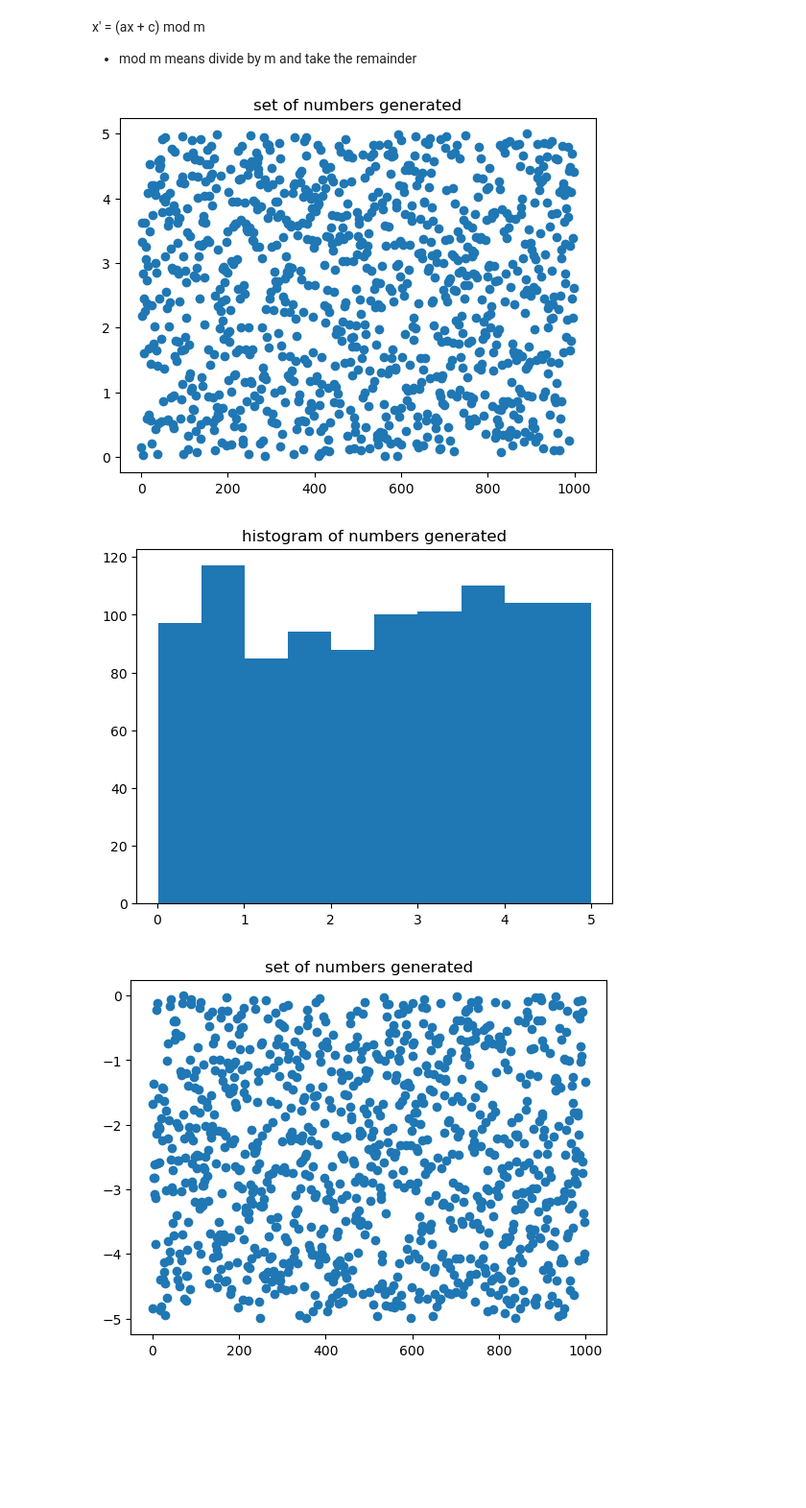
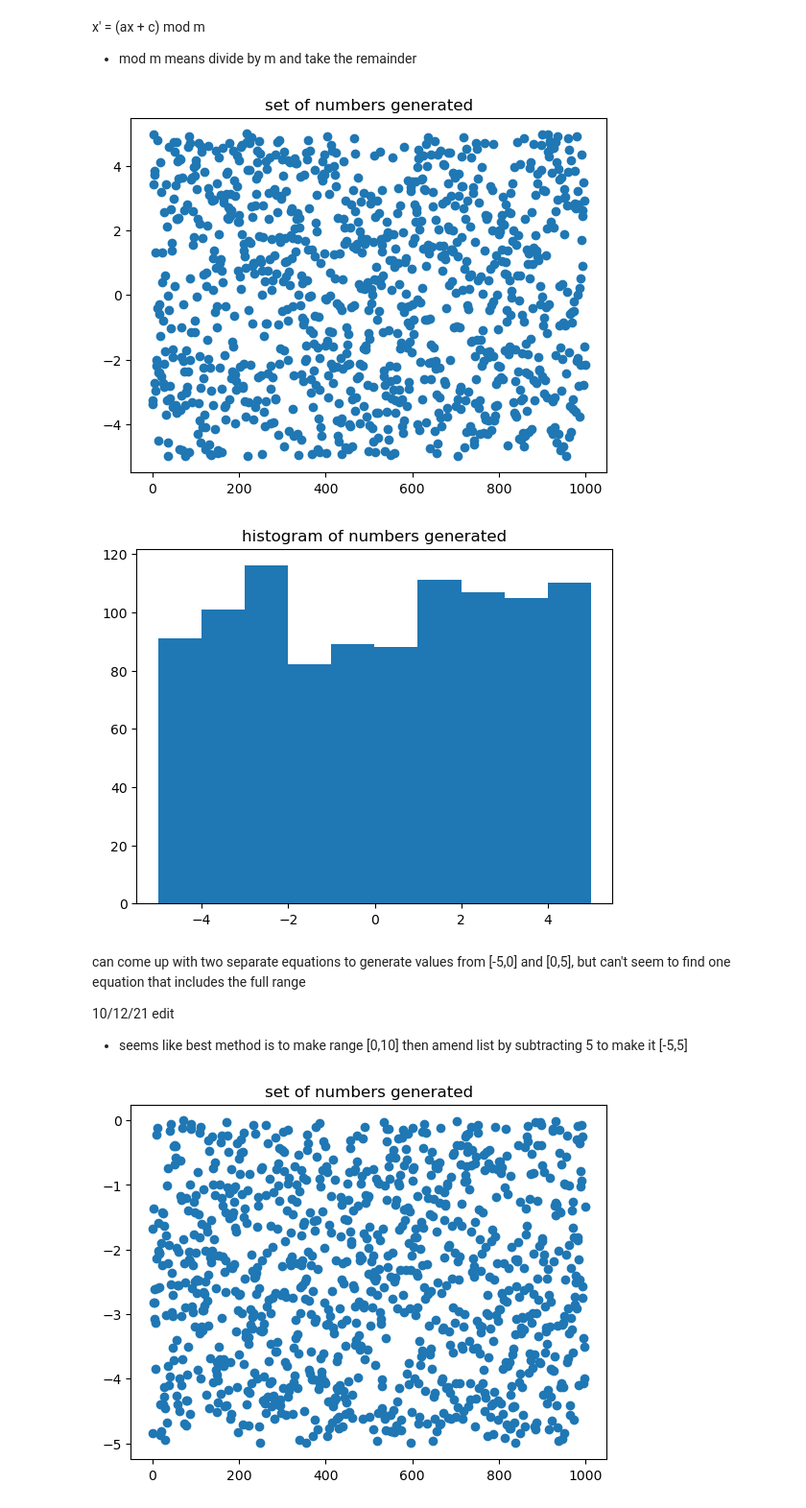
Before and after one commit to shainnyan/ComputationalPhysics300, a Jupyter notebook: homework/HW-Lec_13.ipynb, the cells around one changed output. Shown: that part at 96% size. Saved outputs shown, nothing was run; the diff lists cells and outputs as text; code cells hidden in the pictures; blank space fills up the shorter version.

```diff
--- a/homework/HW-Lec_13.ipynb
+++ b/homework/HW-Lec_13.ipynb
@@ -50,28 +50,33 @@ x' = (ax + c) mod m
 # %%
 import matplotlib.pyplot as plt
 
 N = 1000
 a = 16578
 c = 476877
-m = 5.001893
+m = 10.001893
 
-x = 5  #seed
+x = 1  #seed
 results = []
 
 for i in range(N):
     x = (a*x+c)%m
-    results.append(x)
+    results.append(x-5)
 
 plt.plot(results,"o")
 plt.title('set of numbers generated')
 plt.show()
 
 plt.hist(results)
 plt.title('histogram of numbers generated')
 plt.show()
 # %% [output]
-[figure, old version]
+[figure, new version]
-[figure, old version]
+[figure, new version]
+# %% [markdown]
+can come up with two separate equations to generate values from [-5,0] and [0,5], but can't seem to find one equation that includes the full range
+
+10/12/21 edit
+- seems like best method is to make range [0,10] then amend list by subtracting 5 to make it [-5,5]
 # %%
 import matplotlib.pyplot as plt
 
```
Also changed, not shown: parts of 1 cell of this notebook.
